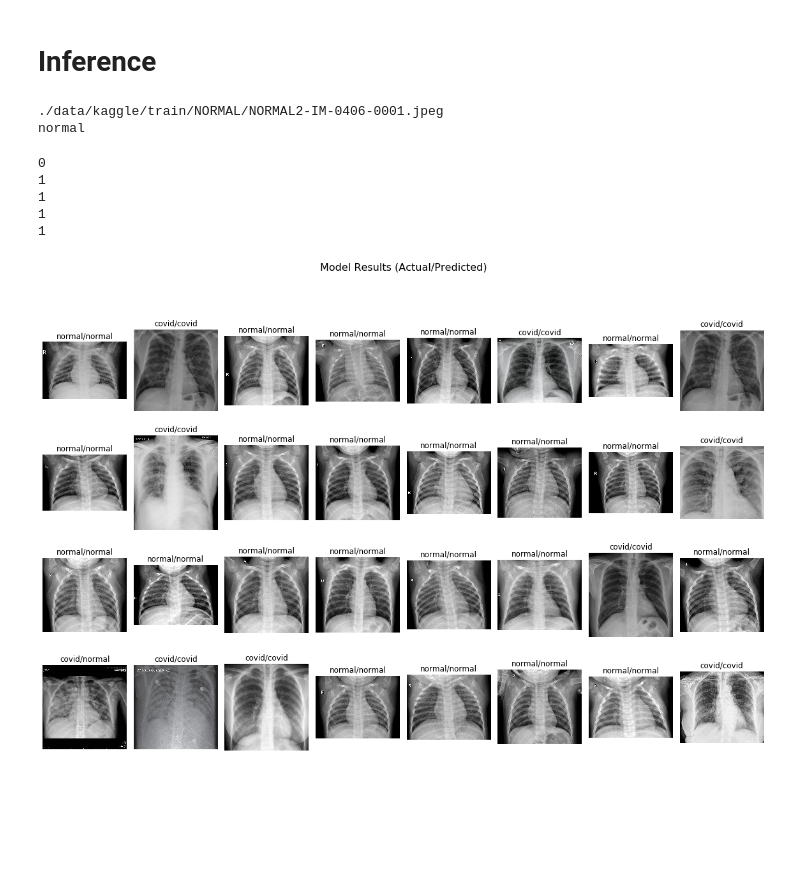
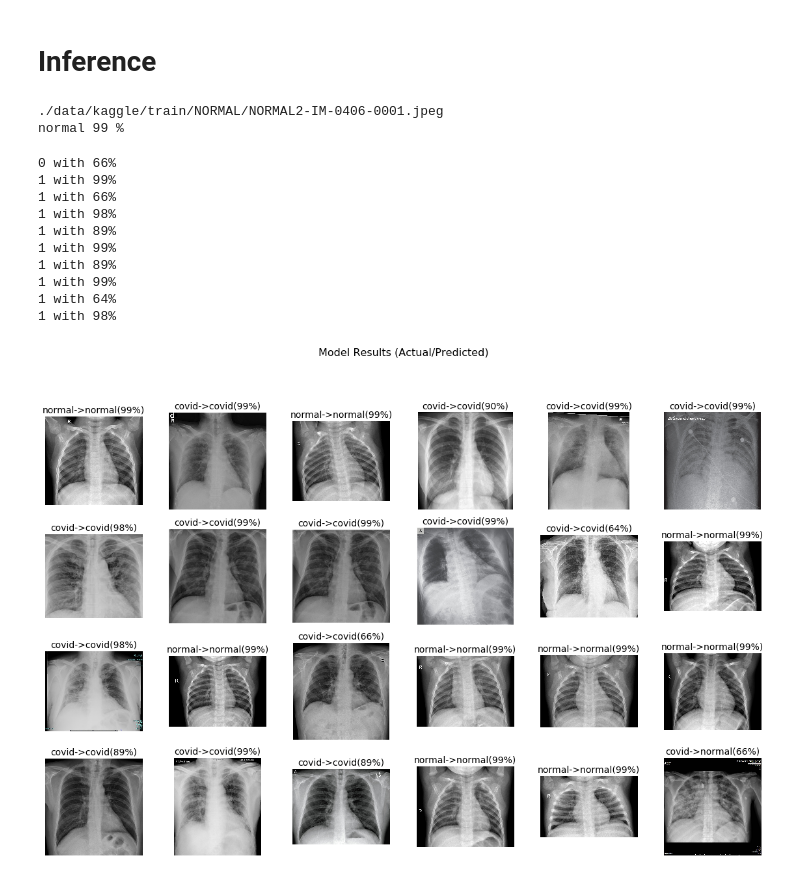
Before and after one commit to naneja/covid-19, a Jupyter notebook: C19.ipynb, the cells around one changed output. Drawn from its saved outputs; the diff is of its cells as text; code cells hidden in the pictures; blank space fills up the shorter version.

Commit message:
Added Prob Score

```diff
--- a/C19.ipynb
+++ b/C19.ipynb
@@ -726,74 +726,87 @@ def predict_covid(model, img_name):
     with torch.set_grad_enabled(False):
         out = model(img)
     ps = torch.nn.functional.softmax(out, dim=1)
-    pred = ps.max(1, keepdim=True)[1]
-    label = pred.item()
 
-    return label
+    prob, label = ps.topk(1, dim=1)
+    prob, label = prob.item(), label.item()
+    prob  = prob * 100
+    prob = int(prob)
+    #print(prob, label)
+
+    #pred = ps.max(1, keepdim=True)[1]
+    #label = pred.item()
+
+    return label, prob
 
 checkpoint = torch.load(ckpt, map_location=device)
 
 model.load_state_dict(checkpoint['state_dict']);
 # %%
 img = random.choice(Xy_valid)[0]
+
 print(img)
-class_id = predict_covid(model, img)
 
-print(idx2class[int(class_id)])
+class_id, prob = predict_covid(model, img)
+print(idx2class[int(class_id)], prob, '%')
 # %% [output]
 ./data/kaggle/train/NORMAL/NORMAL2-IM-0406-0001.jpeg
-normal
+normal 99 %
 # %%
 Xy_valid_covid = [t for t in Xy_valid if t[1]==1]
 Xy_valid_normal = [t for t in Xy_valid if t[1]==0]
 
-total = 48
+total = 24
 s1 = len(Xy_valid_covid)
-if len(Xy_valid_covid) > 24:
+if len(Xy_valid_covid) > (total * 3) // 4:
     s1 = 24
-s2 = 48 - s1
+s2 = total - s1
 
 images1 = random.sample(Xy_valid_covid, s1)
 images2 = random.sample(Xy_valid_normal, s2)
 images = images1 + images2
 images = random.sample(images, len(images))
 # %%
-for img, actual_label in Xy_valid_covid[:5]:
-    pred_label = predict_covid(model, img)
-    print(pred_label)
+for img, actual_label in Xy_valid_covid[:10]:
+    pred_label, prob = predict_covid(model, img)
+    print(f'{pred_label} with {prob}%')
 # %% [output]
-0
-1
-1
-1
-1
+0 with 66%
+1 with 99%
+1 with 66%
+1 with 98%
+1 with 89%
+1 with 99%
+1 with 89%
+1 with 99%
+1 with 64%
+1 with 98%
 # %%
-fig, axs = plt.subplots(nrows=4, ncols=8, figsize=(16, 10))
+fig, axs = plt.subplots(nrows=4, ncols=6, figsize=(16, 10))
 
 idx = 0
 for r in range(4):
-    for c in range(8):
+    for c in range(6):
         ax = axs[r, c]
 
         img = images[idx][0]
 
         class_actual = idx2class[images[idx][1]]
 
-        class_id = predict_covid(model, img)
+        class_id, prob = predict_covid(model, img)
         class_pred = idx2class[int(class_id)]
-        #class_pred = idx2class[class_pred]
 
-        ttl = f'{class_actual}/{class_pred}'
+        ttl = f'{class_actual}->{class_pred}({prob}%)'
 
         img = Image.open(img)#.convert('RGB')
 
         ax.imshow(img, cmap='gray')
-        ax.set_title(ttl)
+        ax.set_title(ttl, fontsize=14)
         idx += 1
         ax.axis('off')
+
 plt.suptitle('Model Results (Actual/Predicted)', fontsize=16, y=1.1);
 plt.tight_layout()
 
 plt.savefig('./data/figs/model_results.jpg', bbox_inches='tight')
 # %% [output]
-[figure, old version]
+[figure, new version]
```
Also changed, not shown: parts of 1 cell of this notebook, 2 other files.
